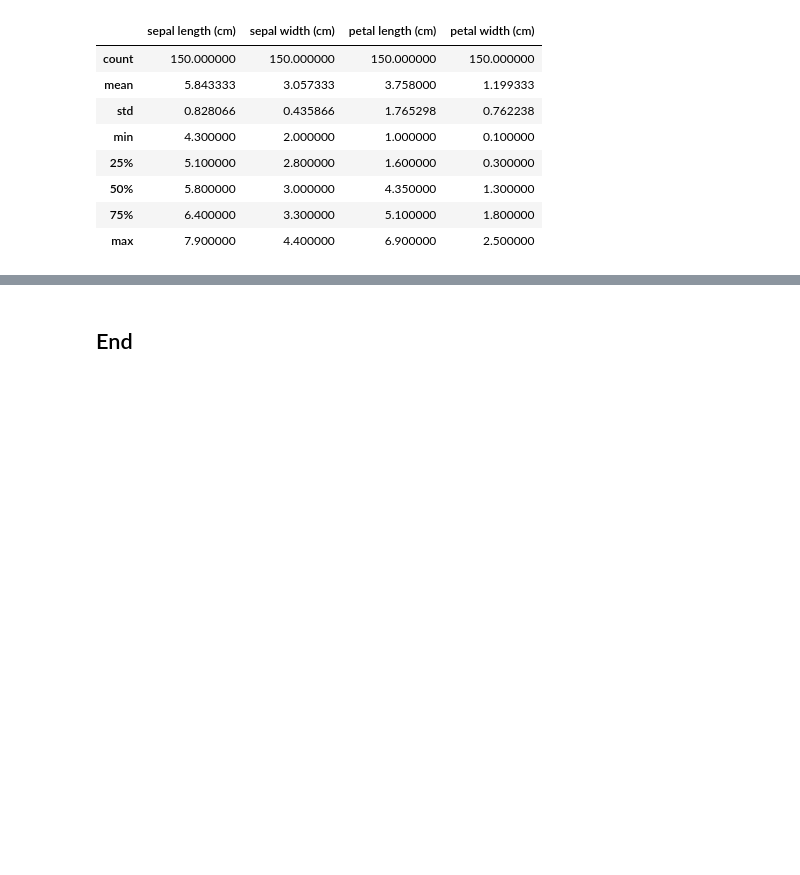
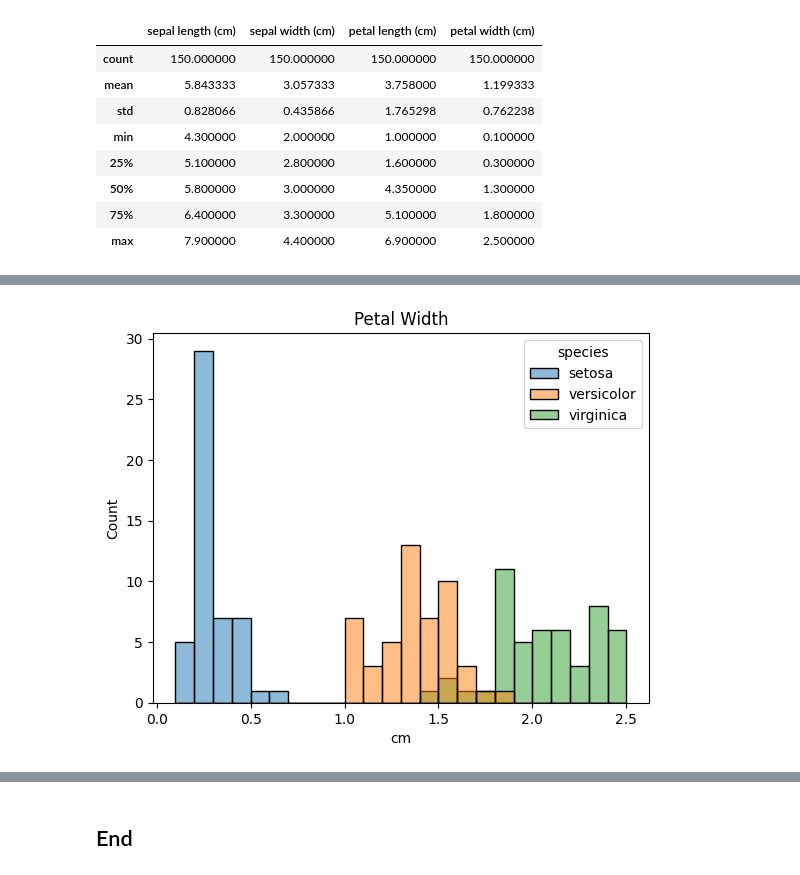
Before and after one commit to danielfinnerty/principles_of_data_analytics, a Jupyter notebook: tasks.ipynb, the cells around one changed output, grey strips where cells are left out. Saved outputs shown, nothing was run; the diff lists cells and outputs as text; code cells hidden in the pictures; blank space fills up the shorter version.

```diff
--- a/tasks.ipynb
+++ b/tasks.ipynb
@@ -132,0 +150,6 @@ df.describe()
+# %%
+sns.histplot(data=df, x="petal width (cm)", hue = 'species', binwidth=0.1)
+plt.title('Petal Width')
+plt.xlabel('cm');
+# %% [output]
+[figure, added]
```
Also changed, not shown: parts of 5 cells of this notebook.
